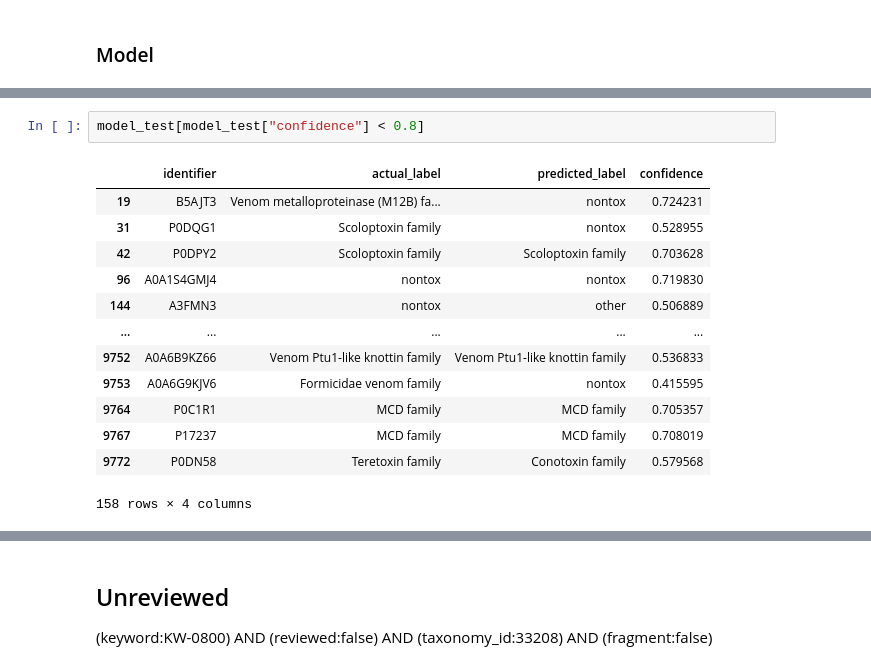
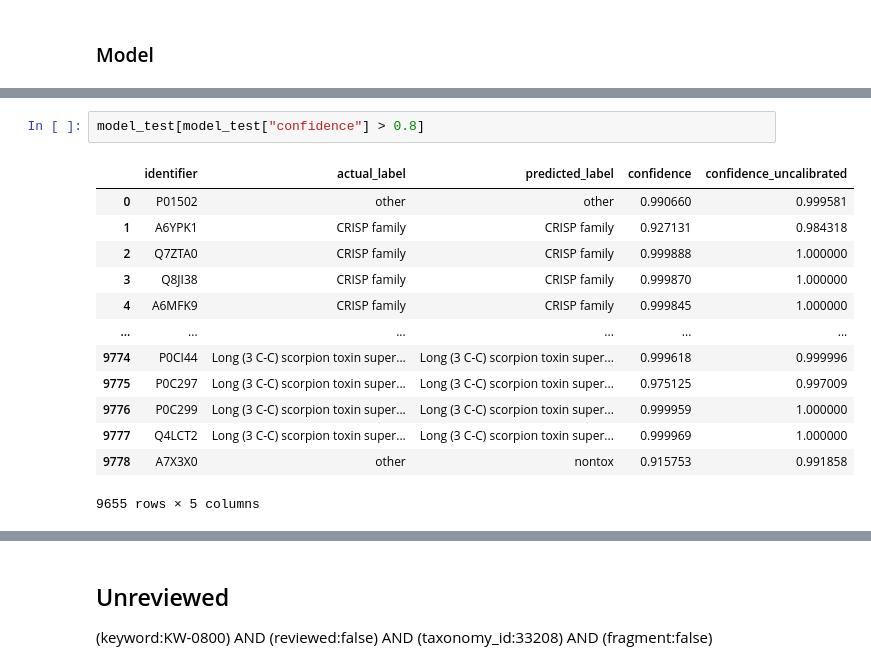
Before and after one commit to Sisistern123/ToxFam, a Jupyter notebook: analysis/eval_exploration.ipynb, the cells around one changed output, grey strips where cells are left out. Drawn from its saved outputs; the diff is of its cells as text.

```diff
--- a/analysis/eval_exploration.ipynb
+++ b/analysis/eval_exploration.ipynb
@@ -89,19 +231,19 @@ np.float64(0.9997958540916444)
 # %%
-model_test[model_test["confidence"] < 0.8]
+model_test[model_test["confidence"] > 0.8]
 # %% [output]
-|  | identifier | actual_label | predicted_label | confidence |
-| 19 | B5AJT3 | Venom metalloproteinase (M12B) fa... | nontox | 0.724231 |
-| 31 | P0DQG1 | Scoloptoxin family | nontox | 0.528955 |
-| 42 | P0DPY2 | Scoloptoxin family | Scoloptoxin family | 0.703628 |
-| 96 | A0A1S4GMJ4 | nontox | nontox | 0.719830 |
-| 144 | A3FMN3 | nontox | other | 0.506889 |
-| ... | ... | ... | ... | ... |
-| 9752 | A0A6B9KZ66 | Venom Ptu1-like knottin family | Venom Ptu1-like knottin family | 0.536833 |
-| 9753 | A0A6G9KJV6 | Formicidae venom family | nontox | 0.415595 |
-| 9764 | P0C1R1 | MCD family | MCD family | 0.705357 |
-| 9767 | P17237 | MCD family | MCD family | 0.708019 |
-| 9772 | P0DN58 | Teretoxin family | Conotoxin family | 0.579568 |
+|  | identifier | actual_label | predicted_label | confidence | confidence_uncalibrated |
+| 0 | P01502 | other | other | 0.990660 | 0.999581 |
+| 1 | A6YPK1 | CRISP family | CRISP family | 0.927131 | 0.984318 |
+| 2 | Q7ZTA0 | CRISP family | CRISP family | 0.999888 | 1.000000 |
+| 3 | Q8JI38 | CRISP family | CRISP family | 0.999870 | 1.000000 |
+| 4 | A6MFK9 | CRISP family | CRISP family | 0.999845 | 1.000000 |
+| ... | ... | ... | ... | ... | ... |
+| 9774 | P0CI44 | Long (3 C-C) scorpion toxin super... | Long (3 C-C) scorpion toxin super... | 0.999618 | 0.999996 |
+| 9775 | P0C297 | Long (3 C-C) scorpion toxin super... | Long (3 C-C) scorpion toxin super... | 0.975125 | 0.997009 |
+| 9776 | P0C299 | Long (3 C-C) scorpion toxin super... | Long (3 C-C) scorpion toxin super... | 0.999959 | 1.000000 |
+| 9777 | Q4LCT2 | Long (3 C-C) scorpion toxin super... | Long (3 C-C) scorpion toxin super... | 0.999969 | 1.000000 |
+| 9778 | A7X3X0 | other | nontox | 0.915753 | 0.991858 |
-158 rows × 4 columns
+9655 rows × 5 columns
 # %%
 model_false = model_test[model_test["actual_label"] != model_test["predicted_label"]]
 model_false.head()
```
Also changed, not shown: parts of 21 cells of this notebook, 18 other files.
